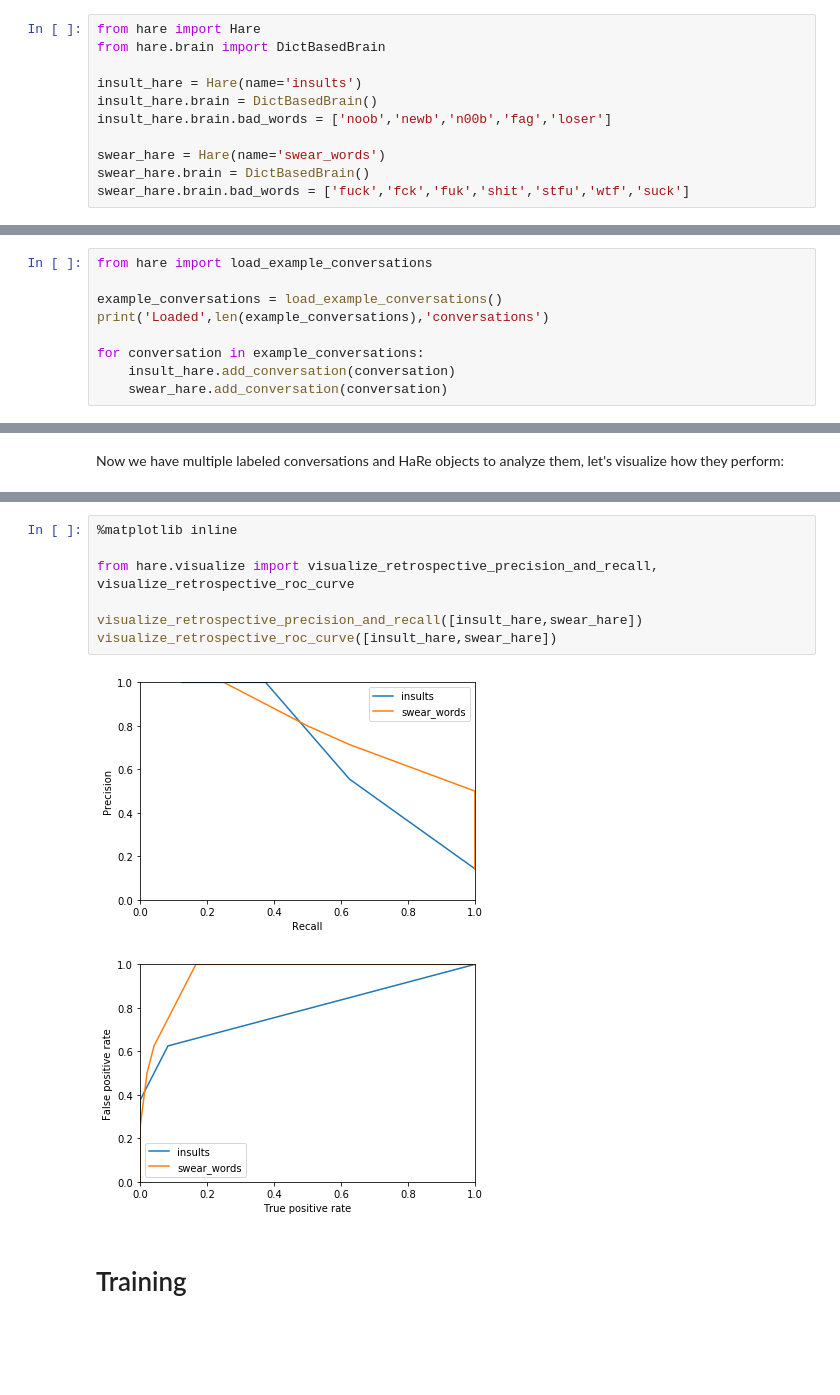
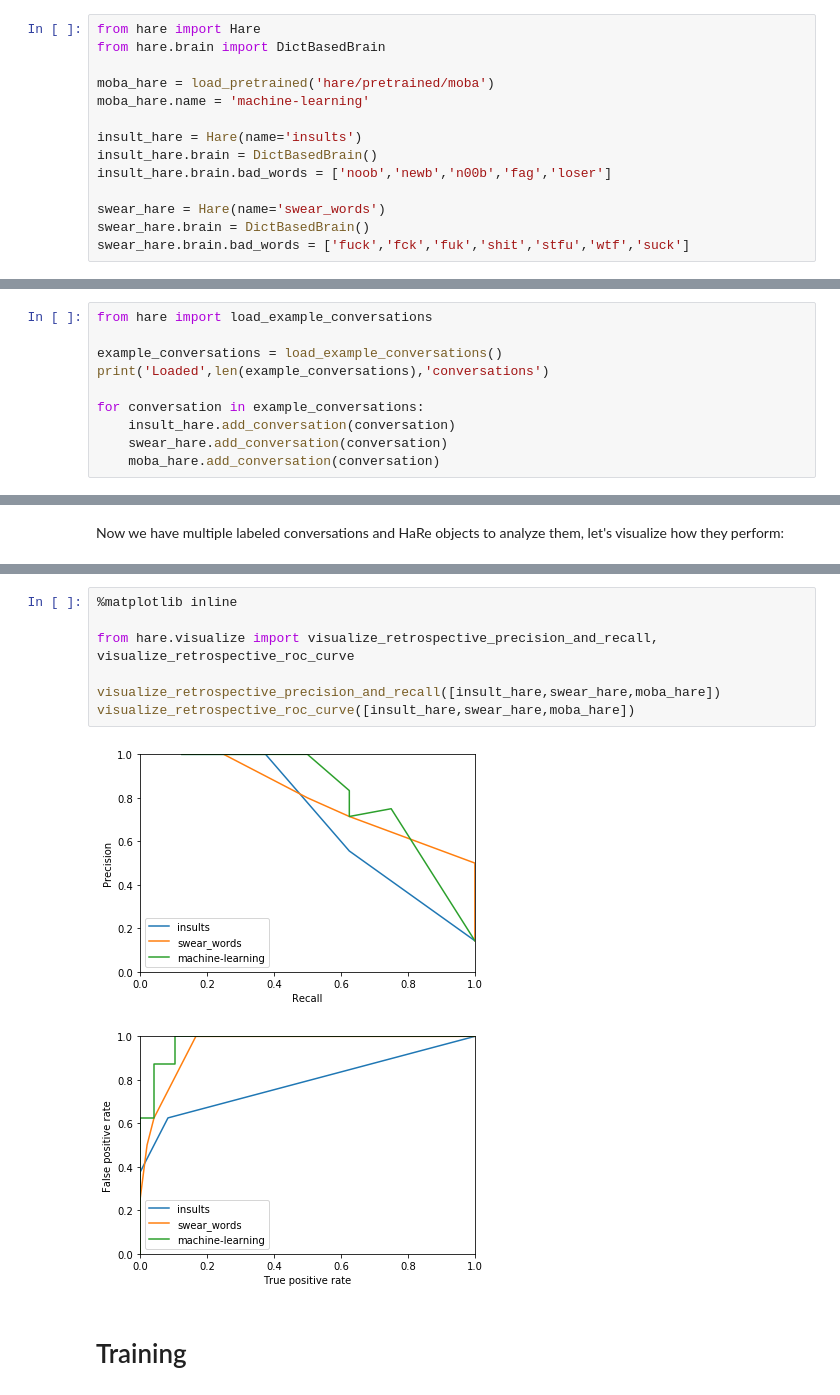
Before and after one commit to Woseseltops/HaRe, a Jupyter notebook: HaRe.ipynb, the cells around one changed output, grey strips where cells are left out. Saved outputs shown, nothing was run; the diff lists cells and outputs as text; blank space fills up the shorter version.

```diff
--- a/HaRe.ipynb
+++ b/HaRe.ipynb
@@ -100,6 +93,9 @@ Below we create two simple Hare objects that identify toxicity based on word lis
 # %%
 from hare import Hare
 from hare.brain import DictBasedBrain
+
+moba_hare = load_pretrained('hare/pretrained/moba')
+moba_hare.name = 'machine-learning'
 
 insult_hare = Hare(name='insults')
 insult_hare.brain = DictBasedBrain()
@@ -119,6 +115,7 @@ print('Loaded',len(example_conversations),'conversations')
 for conversation in example_conversations:
     insult_hare.add_conversation(conversation)
     swear_hare.add_conversation(conversation)
+    moba_hare.add_conversation(conversation)
 # %% [output]
 Loaded 8 conversations
 # %% [markdown]
@@ -143,13 +137,13 @@ If you are only interested in how well this HaRe object is identifying toxic beh
 # %%
 %matplotlib inline
 
 from hare.visualize import visualize_retrospective_precision_and_recall, visualize_retrospective_roc_curve
 
-visualize_retrospective_precision_and_recall([insult_hare,swear_hare])
-visualize_retrospective_roc_curve([insult_hare,swear_hare])
+visualize_retrospective_precision_and_recall([insult_hare,swear_hare,moba_hare])
+visualize_retrospective_roc_curve([insult_hare,swear_hare,moba_hare])
 # %% [output]
-[figure, old version]
+[figure, new version]
-[figure, old version]
+[figure, new version]
 # %% [markdown]
 Training
 =======
```
Also changed, not shown: parts of 17 cells of this notebook, 3 other files.
